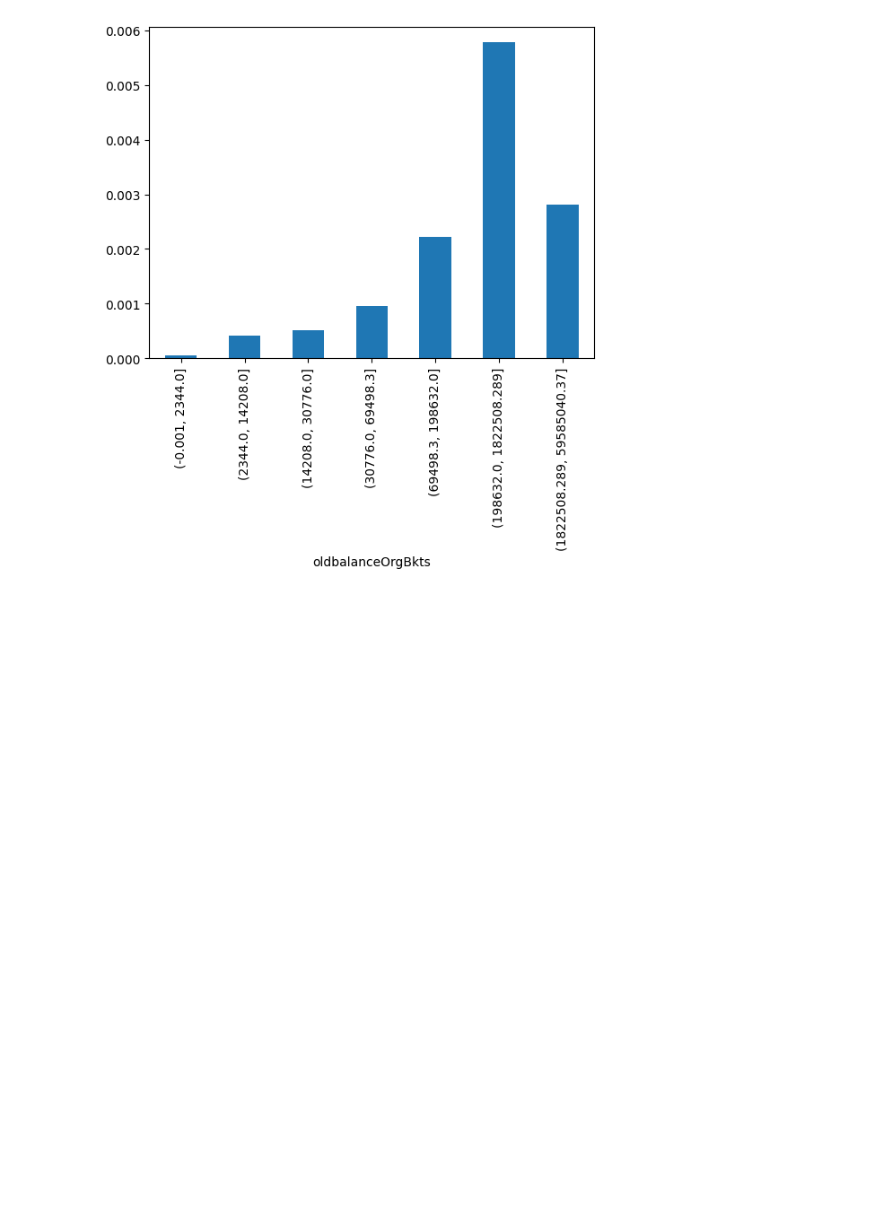
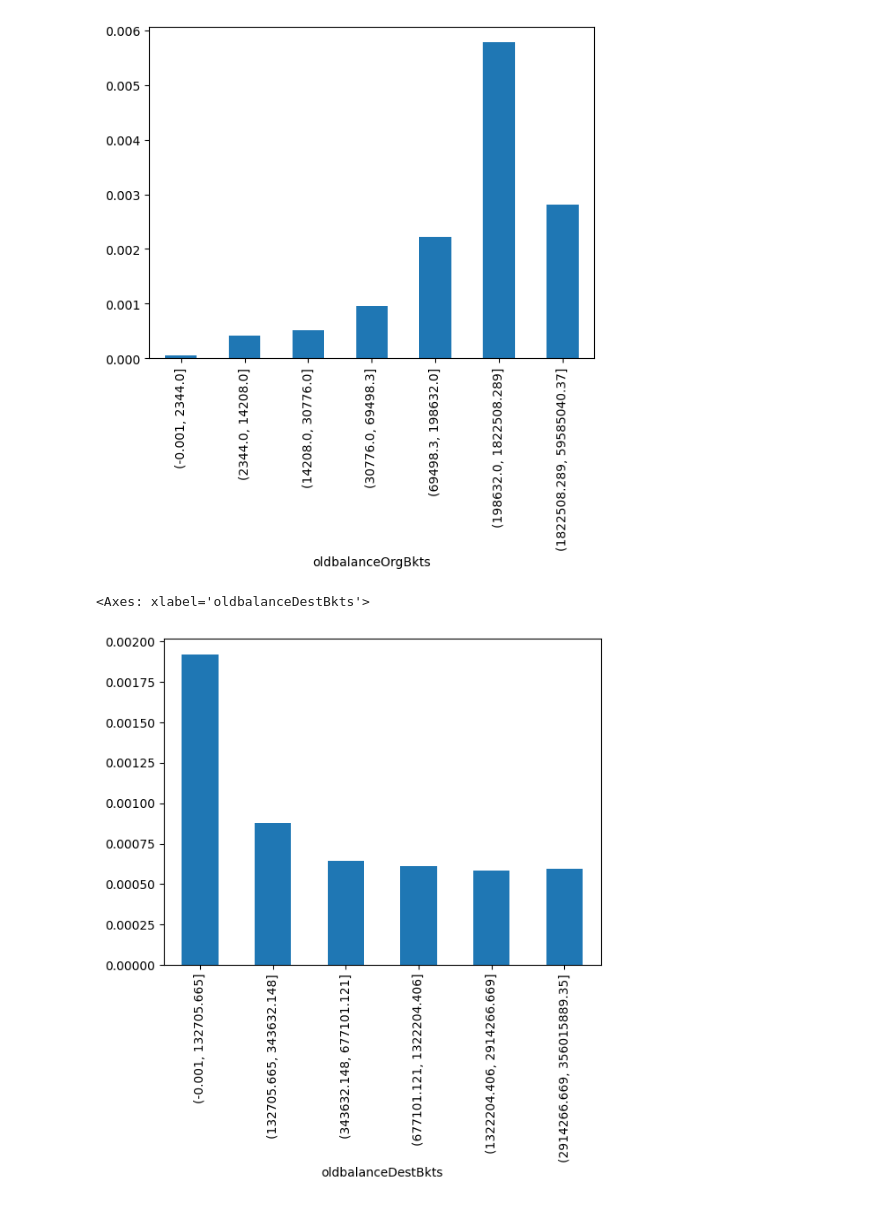
Before and after one commit to Capaquira/projectsLivreLow-code, a Jupyter notebook: FraudeBancario.ipynb, the cells around one changed output. Saved outputs shown, nothing was run; the diff lists cells and outputs as text; code cells hidden in the pictures; blank space fills up the shorter version.

```diff
--- a/FraudeBancario.ipynb
+++ b/FraudeBancario.ipynb
@@ -148,3 +149,10 @@ Source.groupby('oldbalanceOrgBkts')['isFraud'].mean().plot.bar()
 # %% [output]
 <Axes: xlabel='oldbalanceOrgBkts'>
 [figure]
+# %%
+Source['oldbalanceDestBkts'] = pd.qcut(Source['oldbalanceDest'],10, duplicates ='drop')
+Source.groupby('oldbalanceDestBkts')['isFraud'].mean().plot.bar()
+# El saldo de la cuenta destino antes de transaccion no esta cero
+# %% [output]
+<Axes: xlabel='oldbalanceDestBkts'>
+[figure, added]
```
Also changed, not shown: parts of 10 cells of this notebook.
